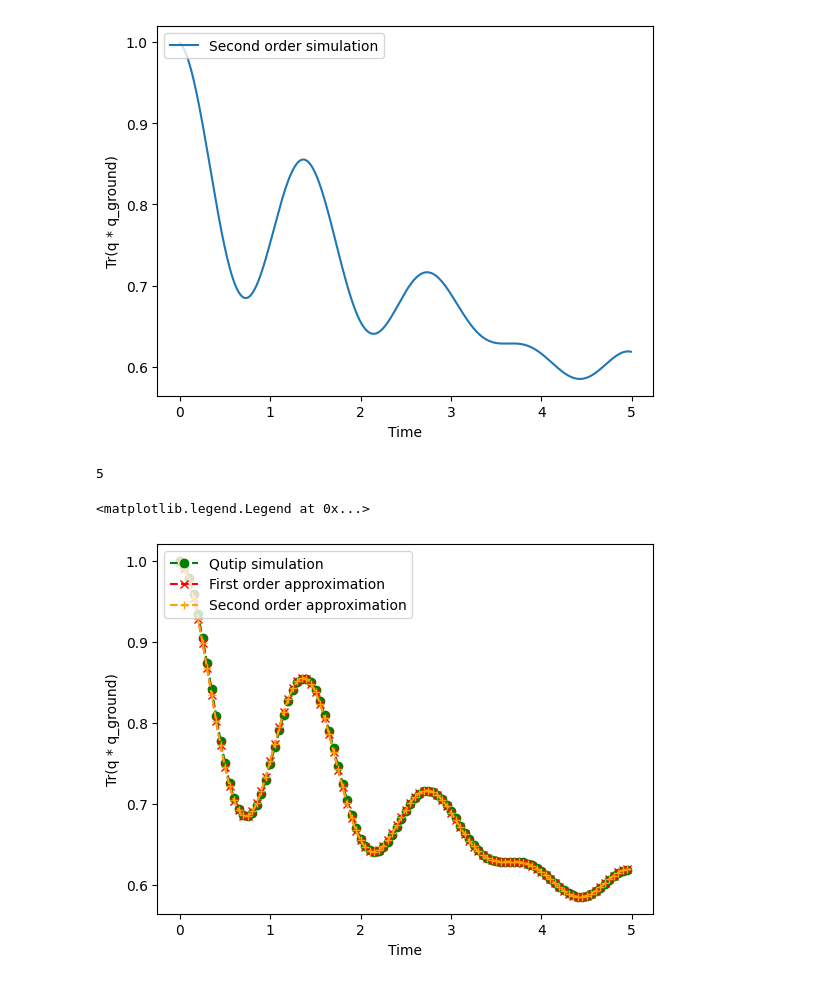
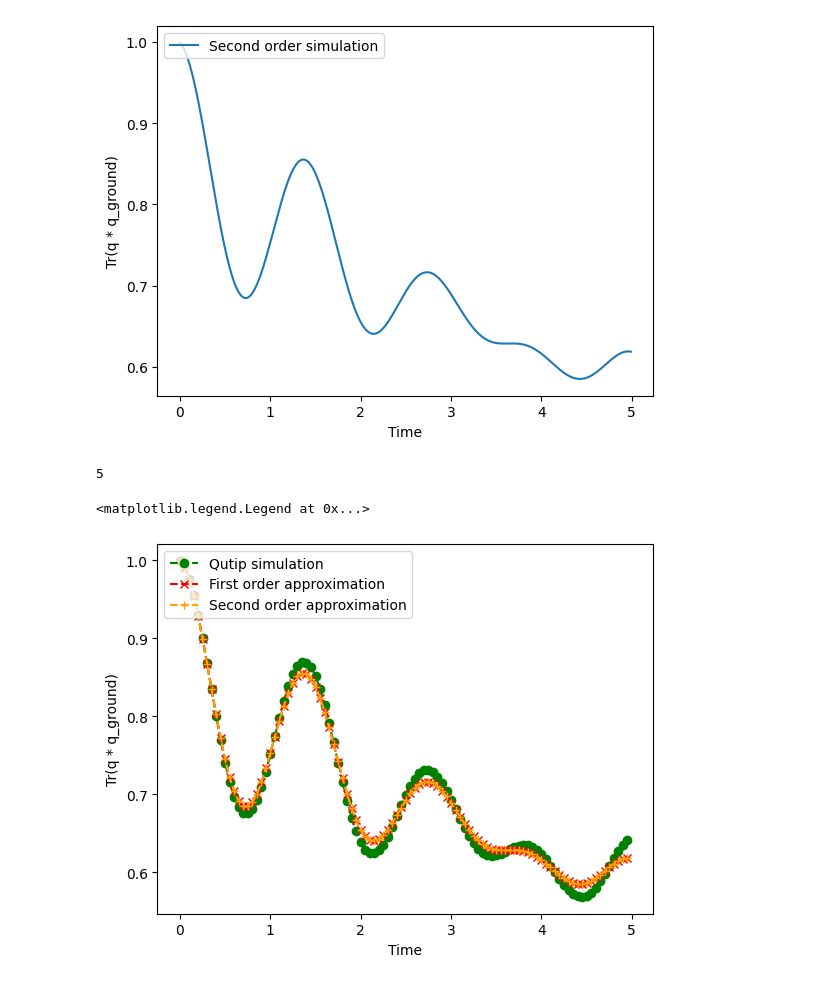
Before and after one commit to rbudai98/QSimulations, a Jupyter notebook: TFIM_time_indep_multi_qubit_.ipynb, the cells around one changed output. Cells and saved outputs as stored; diff of their text form; code cells hidden in the pictures.

Commit message:
Update simulations according to time dependent module
Signed-off-by: rbudai <robert.budai@analog.com>

```diff
--- a/TFIM_time_indep_multi_qubit_.ipynb
+++ b/TFIM_time_indep_multi_qubit_.ipynb
@@ -130,8 +157,8 @@ for i in range(ancilla):
     psi_ancilla = np.kron(psi_ancilla, qs.ket_0)
 rho_ancilla = Qobj(psi_ancilla.conj().T @ psi_ancilla)
 
-rho = QSystem.rho_ground
-first_order_trace_rho_highest_en = []
+rho = starting_state
+first_order_trace = []
 for t in time_vec:
     # Extended system, zero initialized ancilla + hamiltonian system
     system = Qobj(
@@ -153,12 +180,12 @@ for t in time_vec:
     evolved_system = approximation @ system @ approximation.conj().trans()
 
     rho = evolved_system.ptrace(1)
-    first_order_trace_rho_highest_en.append((rho @ QSystem.rho_ground).tr())
+    first_order_trace.append((rho @ mesurement_op).tr())
 
 plt.figure()
 plt.xlabel("Time")
 plt.ylabel("Tr(q * q_ground)")
-plt.plot(time_vec, first_order_trace_rho_highest_en, label="First order simulation")
+plt.plot(time_vec, first_order_trace, label="First order simulation")
 plt.legend(loc="upper left")
 # %% [output]
 <matplotlib.legend.Legend at 0x...>
@@ -182,8 +209,8 @@ for i in range(ancilla):
     psi_ancilla = np.kron(psi_ancilla, qs.ket_0)
 rho_ancilla = Qobj(psi_ancilla.conj().T @ psi_ancilla)
 
-rho = rho_ground
-second_order_trace_rho_highest_en = []
+rho = starting_state
+second_order_trace = []
 for t in time_vec:
     # print(t)
     # Extended system, zero initialized ancilla + hamiltonian system
@@ -206,12 +233,12 @@ for t in time_vec:
     evolved_system = approximation @ system @ approximation.conj().trans()
 
     rho = evolved_system.ptrace(1)
-    second_order_trace_rho_highest_en.append((rho @ rho_ground).tr())
+    second_order_trace.append((rho @ mesurement_op).tr())
 
 plt.figure()
 plt.xlabel("Time")
 plt.ylabel("Tr(q * q_ground)")
-plt.plot(time_vec, second_order_trace_rho_highest_en, label="Second order simulation")
+plt.plot(time_vec, second_order_trace, label="Second order simulation")
 plt.legend(loc="upper left")
 # %% [output]
 <matplotlib.legend.Legend at 0x...>
@@ -226,36 +253,36 @@ print(plot_density)
 plt.figure()
 plt.xlabel("Time")
 plt.ylabel("Tr(q * q_ground)")
-# plt.plot(time_vec, exact_trace_rho_highest_en, label="Exact simulation")
+# plt.plot(time_vec, exact_trace, label="Exact simulation")
 plt.plot(
     time_vec,
-    results2.expect[0],
+    exact_trace,
     label="Qutip simulation",
     color="green",
     marker="o",
     linestyle="dashed",
     markevery=plot_density,
 )
 plt.plot(
     time_vec,
-    first_order_trace_rho_highest_en,
+    first_order_trace,
     label="First order approximation",
     color="red",
     marker="x",
     linestyle="dashed",
     markevery=plot_density,
 )
 plt.plot(
     time_vec,
-    second_order_trace_rho_highest_en,
+    second_order_trace,
     label="Second order approximation",
     color="orange",
     marker="+",
     linestyle="dashed",
     markevery=plot_density,
 )
 plt.legend(loc="upper left")
 # %% [output]
 5
 <matplotlib.legend.Legend at 0x...>
-[figure, old version]
+[figure, new version]
```
Also changed, not shown: parts of 5 cells of this notebook, 1 other file.
